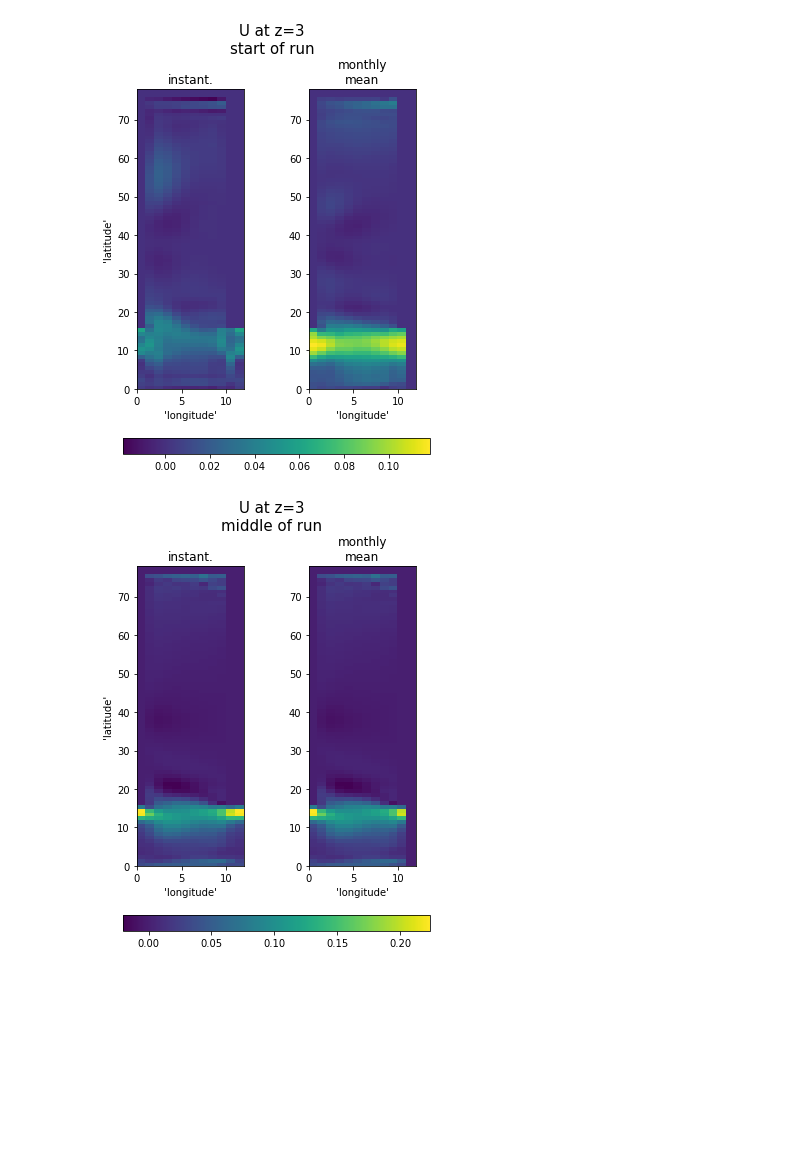
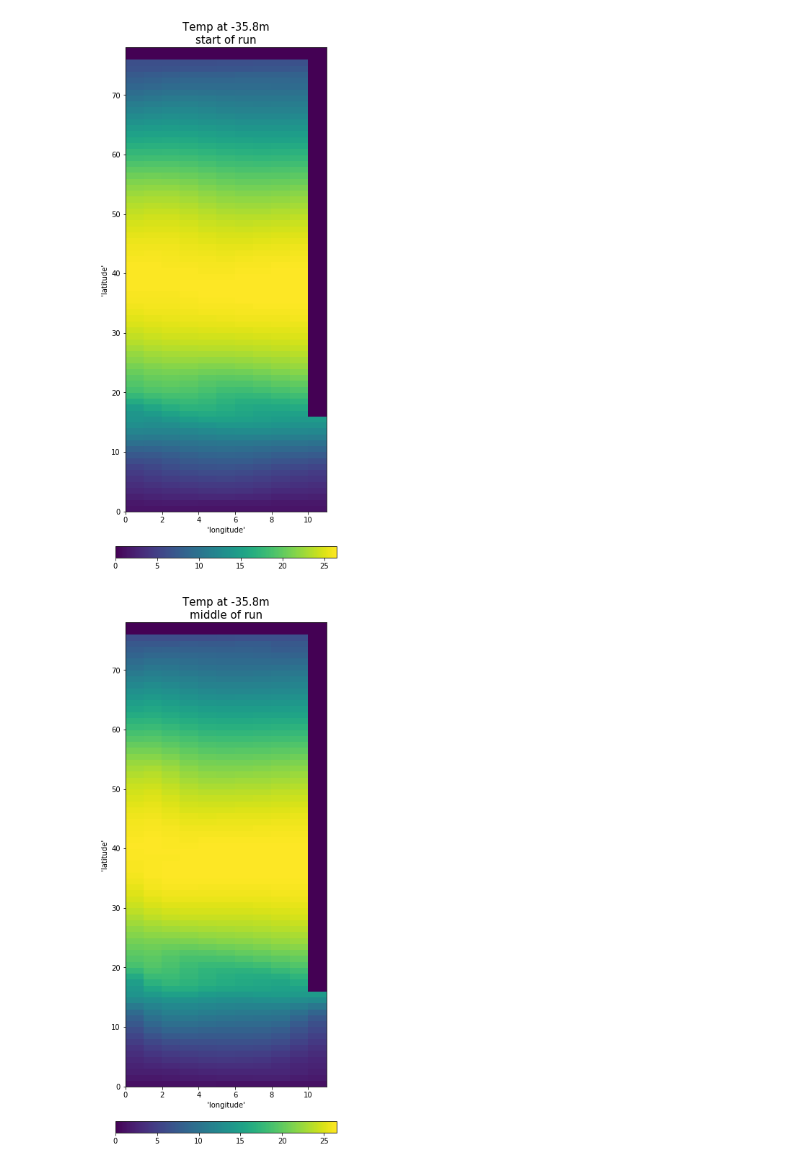
Before and after one commit to RachelFurner/DynamicPrediction, a Jupyter notebook: Model_Plots.ipynb, the cells around one changed output. Cells and saved outputs as stored; diff of their text form; code cells hidden in the pictures; blank space fills up the shorter version.

Commit message:
updates to plotting routine for 4th term report

```diff
--- a/Model_Plots.ipynb
+++ b/Model_Plots.ipynb
@@ -21,32 +21,32 @@ from matplotlib.cm import get_cmap
 dir = '/data/hpcdata/users/racfur/MITGCM_OUTPUT/20000yr_Windx1.00_mm_diag/'
 
 #Running with files from first few thousand years - model run is still going!
-inst_file = dir + 'part_cat_state.nc'
-mm_file   = dir + 'part_cat_tave.nc'
+#inst_file = dir + 'part_cat_state.nc'
+mm_file   = dir + 'cat_tave_selectvars.nc'
 #mon_file = dir+'monitor.0000000000.t001.nc '
 
-ds_inst=xr.open_dataset(inst_file)
+#ds_inst=xr.open_dataset(inst_file)
 ds_mm=xr.open_dataset(mm_file)
 #mon_file=xr.open_dataset(mon_file)
 
-nc_inst = Dataset(inst_file)
+#nc_inst = Dataset(inst_file)
 nc_mm = Dataset(mm_file)
 #nc_mon = Dataset(mon_file)
 
 # Get the variable fields
-#var = ['Temp', 'Ttave']
+var = ['Temp', 'Ttave']
 #var = ['S', 'Stave']
-var = ['U', 'uVeltave']
+#var = ['U', 'uVeltave']
 #var = ['V', 'vVeltave']
 
 
-inst_var = nc_inst.variables[var[0]][:]
+#inst_var = nc_inst.variables[var[0]][:]
 mm_var = nc_mm.variables[var[1]][:]
 
 #close the files
-nc_inst.close()
+#nc_inst.close()
 nc_mm.close()
 
 start = [1, 'start']
-mid = [20000, 'middle'] #[round(ds_mm.T.size/2), 'middle']  # 1667 years
-end = [40000, 'end'] #[ds_mm.T.size - 1, 'end']  # 3333 years
+mid = [6000, 'middle'] #[round(ds_mm.T.size/2), 'middle']  # 1667 years
+end = [120000, 'end'] #[ds_mm.T.size - 1, 'end']  # 3333 years
@@ -123,36 +112,36 @@ for point in points:
 # %%
 # Plot fields at a few discrete times - start, middle and end,
-# from both monthly mean files and instantaneous files
 # for the surface, a mid-depth, and near the bottom
 
 for depth in [3,20,40]:
     for time in [start, mid, end]:
 
-        min_value = min(np.amin(inst_var[time[0],depth,:,:]), np.amin(mm_var[time[0],depth,:,:]))  # Lowest value
+        #min_value = min(np.amin(inst_var[time[0],depth,:,:]), np.amin(mm_var[time[0],depth,:,:]))  # Lowest value
+        #if var[0] == 'S':
+        #    min_value = 33.5
+        #max_value = max(np.amax(inst_var[time[0],depth,:,:]), np.amax(mm_var[time[0],depth,:,:]))   # Highest value
+
+        min_value = np.amin(mm_var[time[0],depth,:,:])  # Lowest value
         if var[0] == 'S':
             min_value = 33.5
-        max_value = max(np.amax(inst_var[time[0],depth,:,:]), np.amax(mm_var[time[0],depth,:,:]))   # Highest value
+        max_value = np.amax(mm_var[time[0],depth,:,:])   # Highest value
 
-        # Create a figures
-        fig, (ax1, ax2) = plt.subplots(nrows=1, ncols=2, sharex=False, sharey=False, squeeze=True, subplot_kw=None, gridspec_kw=None, figsize=(5,7))
-        im1 = ax1.pcolormesh(inst_var[time[0],depth,:,:], vmin=min_value, vmax=max_value)
-        ax1.set_title('instant.')
-        im2 = ax2.pcolormesh(mm_var[time[0],depth,:,:], vmin=min_value, vmax=max_value)
-        ax2.set_title('monthly\nmean')
+        # Create figure
+        fig, (ax1) = plt.subplots(nrows=1, ncols=1, sharex=False, sharey=False, squeeze=True, subplot_kw=None, gridspec_kw=None, figsize=(5,15))
+        im1 = ax1.pcolormesh(mm_var[time[0],depth,:,:], vmin=min_value, vmax=max_value)
+        ax1.set_title(var[0]+' at '+str(ds_mm.Z[depth].data)+'m\n'+time[1]+' of run', x=0.5, y=1., fontsize=15)
 
-        plt.subplots_adjust(wspace=.6, top=0.85, bottom=0.0)
+        #plt.subplots_adjust(wspace=.6, top=0.85, bottom=0.0)
         ax1.set_xlabel('\'longitude\'')
-        ax2.set_xlabel('\'longitude\'')
         ax1.set_ylabel('\'latitude\'')
-        plt.suptitle(var[0]+' at z='+str(depth)+'\n'+time[1]+' of run', x=0.5, y=0.98, fontsize=15)
 
         # Add a color bar
-        #cb=plt.colorbar(im1, ax=(ax1,ax2), location='bottom', shrink=1.1, pad=0.1)
-        cb=plt.colorbar(im1, ax=(ax1,ax2), location='bottom', shrink=1.1, anchor=(0.5, 1.3))
+        #cb=plt.colorbar(im1, ax=(ax1,ax2), location='bottom', shrink=1.1, anchor=(0.1, 1.))
+        cb=plt.colorbar(im1, ax=ax1, shrink=1.1, pad=0.06, orientation='horizontal')
 
         plt.show()
         fig.savefig('../model_plots_anims/'+var[0]+'_'+time[1]+'_z'+str(depth)+'.png')
         plt.close()
 # %% [output]
-[figure, old version]
+[figure, new version]
-[figure, old version]
+[figure, new version]
```
Also changed, not shown: parts of 9 cells of this notebook.
